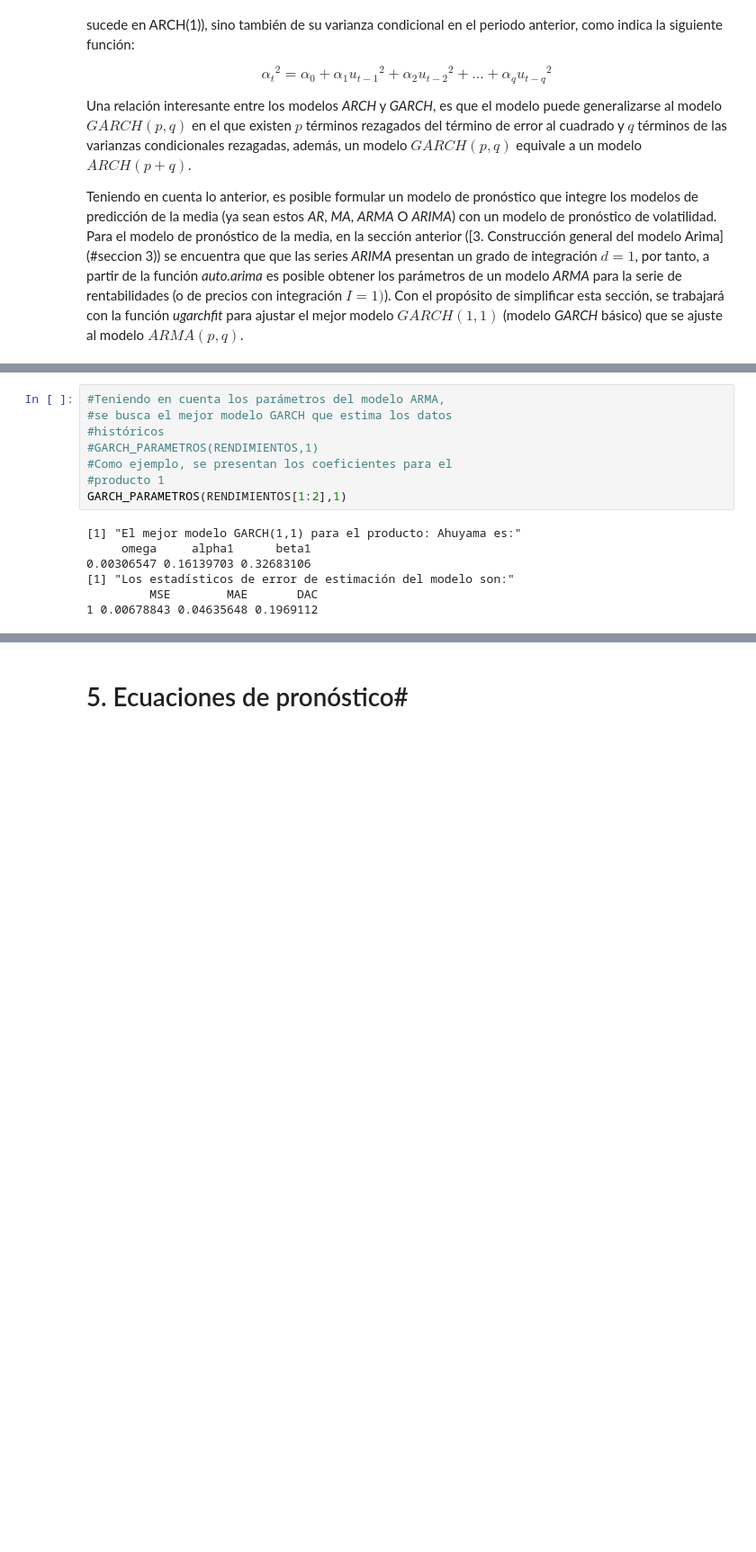
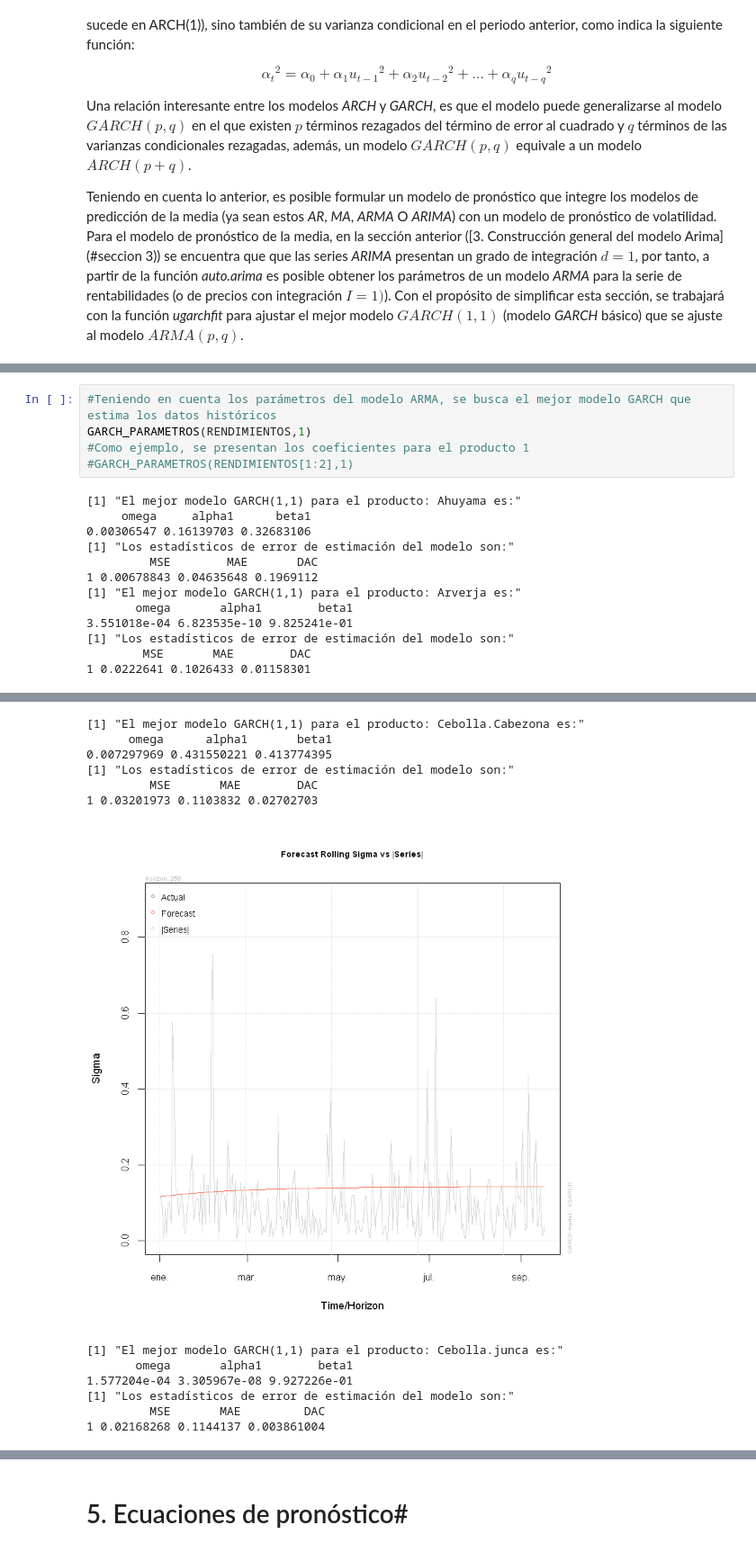
Before and after one commit to eitt/Pronosticos-de-precios-agr-colas, a Jupyter notebook: Code.ipynb, the cells around one changed output, grey strips where cells are left out. Shown at 90% size. Drawn from its saved outputs; the diff is of its cells as text; blank space fills up the shorter version.

Commit message:
Modificada la presentación de los códigos
Versión final para el libro

```diff
--- a/Code.ipynb
+++ b/Code.ipynb
@@ -749,16 +698,32 @@ ESTIMAR_ARMA(RENDIMIENTOS[1:2],5,5)
 # %%
-#Teniendo en cuenta los parámetros del modelo ARMA,
-#se busca el mejor modelo GARCH que estima los datos
-#históricos
-#GARCH_PARAMETROS(RENDIMIENTOS,1)
-#Como ejemplo, se presentan los coeficientes para el
-#producto 1
-GARCH_PARAMETROS(RENDIMIENTOS[1:2],1)
+#Teniendo en cuenta los parámetros del modelo ARMA, se busca el mejor modelo GARCH que estima los datos históricos
+GARCH_PARAMETROS(RENDIMIENTOS,1)
+#Como ejemplo, se presentan los coeficientes para el producto 1
+#GARCH_PARAMETROS(RENDIMIENTOS[1:2],1)
 # %% [output]
 [1] "El mejor modelo GARCH(1,1) para el producto: Ahuyama es:"
      omega     alpha1      beta1
 0.00306547 0.16139703 0.32683106
 [1] "Los estadísticos de error de estimación del modelo son:"
          MSE        MAE       DAC
 1 0.00678843 0.04635648 0.1969112
+[1] "El mejor modelo GARCH(1,1) para el producto: Arverja es:"
+       omega       alpha1        beta1
+3.551018e-04 6.823535e-10 9.825241e-01
+[1] "Los estadísticos de error de estimación del modelo son:"
+        MSE       MAE        DAC
+1 0.0222641 0.1026433 0.01158301
 [figure]
+[1] "El mejor modelo GARCH(1,1) para el producto: Cebolla.Cabezona es:"
+      omega      alpha1       beta1
+0.007297969 0.431550221 0.413774395
+[1] "Los estadísticos de error de estimación del modelo son:"
+         MSE       MAE        DAC
+1 0.03201973 0.1103832 0.02702703
+[figure, added]
+[1] "El mejor modelo GARCH(1,1) para el producto: Cebolla.junca es:"
+       omega       alpha1        beta1
+1.577204e-04 3.305967e-08 9.927226e-01
+[1] "Los estadísticos de error de estimación del modelo son:"
+         MSE       MAE         DAC
+1 0.02168268 0.1144137 0.003861004
```
Also changed, not shown: parts of 19 cells of this notebook, 2 other files.
